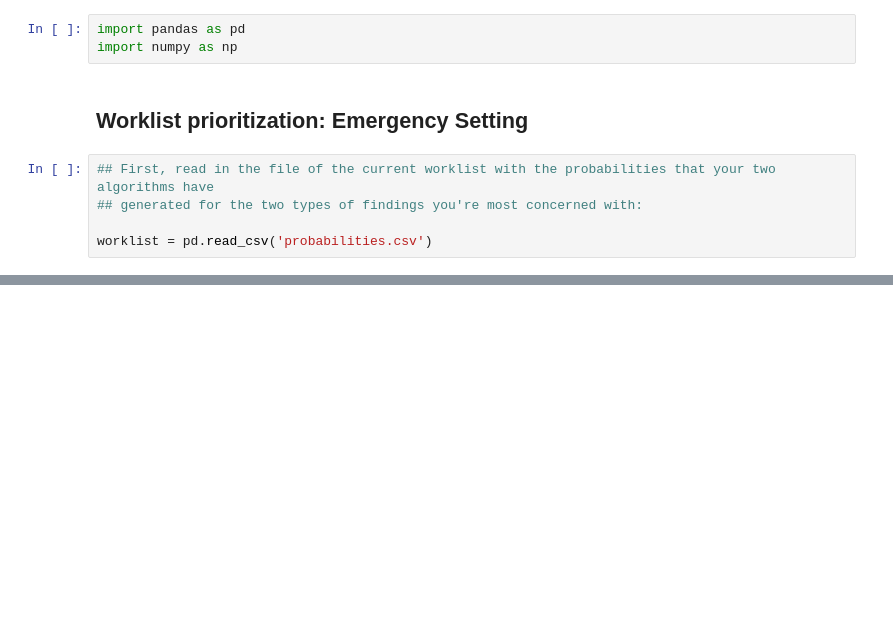
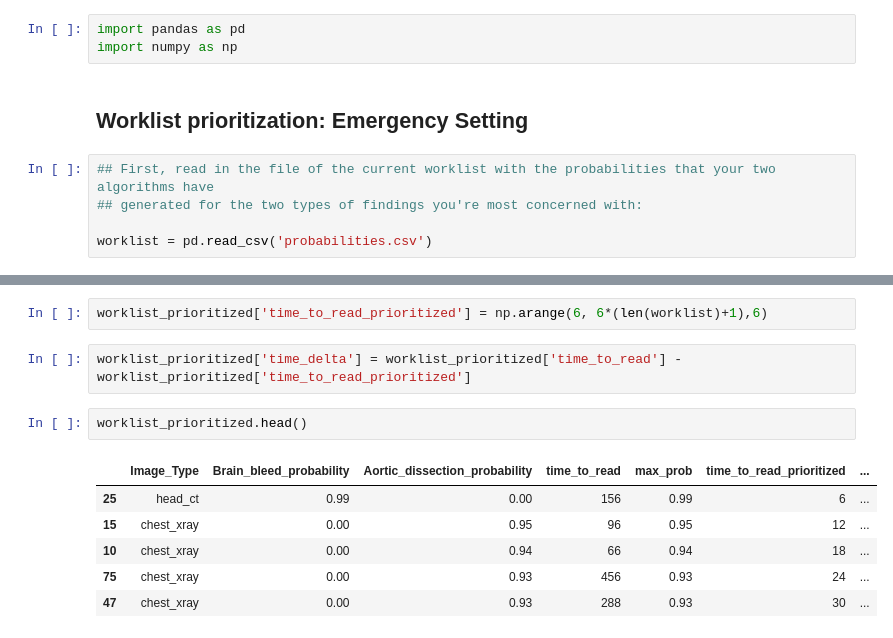
Before and after one commit to TRoboto/Udacity, a Jupyter notebook: AI for Healthcare Nanodegree/Exercise - Apply Machine Learning/Exercise.ipynb, the cells around one changed output, grey strips where cells are left out. Drawn from its saved outputs; the diff is of its cells as text; blank space fills up the shorter version.

```diff
--- a/AI for Healthcare Nanodegree/Exercise - Apply Machine Learning/Exercise.ipynb
+++ b/AI for Healthcare Nanodegree/Exercise - Apply Machine Learning/Exercise.ipynb
@@ -12,0 +59,13 @@ worklist.head()
+# %%
+worklist_prioritized['time_to_read_prioritized'] = np.arange(6, 6*(len(worklist)+1),6)
+# %%
+worklist_prioritized['time_delta'] = worklist_prioritized['time_to_read'] - worklist_prioritized['time_to_read_prioritized']
+# %%
+worklist_prioritized.head()
+# %% [output]
+|  | Image_Type | Brain_bleed_probability | Aortic_dissection_probability | time_to_read | max_prob | time_to_read_prioritized | ... |
+| 25 | head_ct | 0.99 | 0.00 | 156 | 0.99 | 6 | ... |
+| 15 | chest_xray | 0.00 | 0.95 | 96 | 0.95 | 12 | ... |
+| 10 | chest_xray | 0.00 | 0.94 | 66 | 0.94 | 18 | ... |
+| 75 | chest_xray | 0.00 | 0.93 | 456 | 0.93 | 24 | ... |
+| 47 | chest_xray | 0.00 | 0.93 | 288 | 0.93 | 30 | ... |
```
Also changed, not shown: parts of 16 cells of this notebook.
